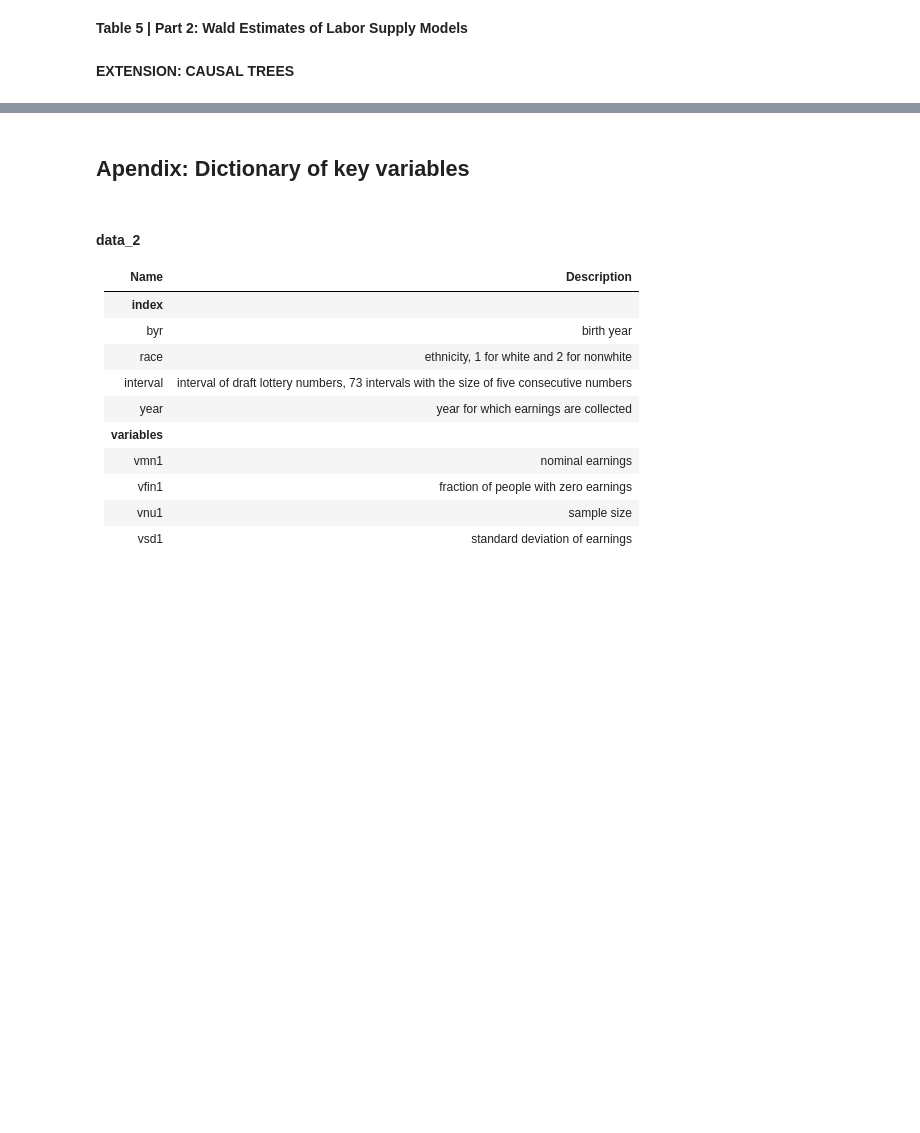
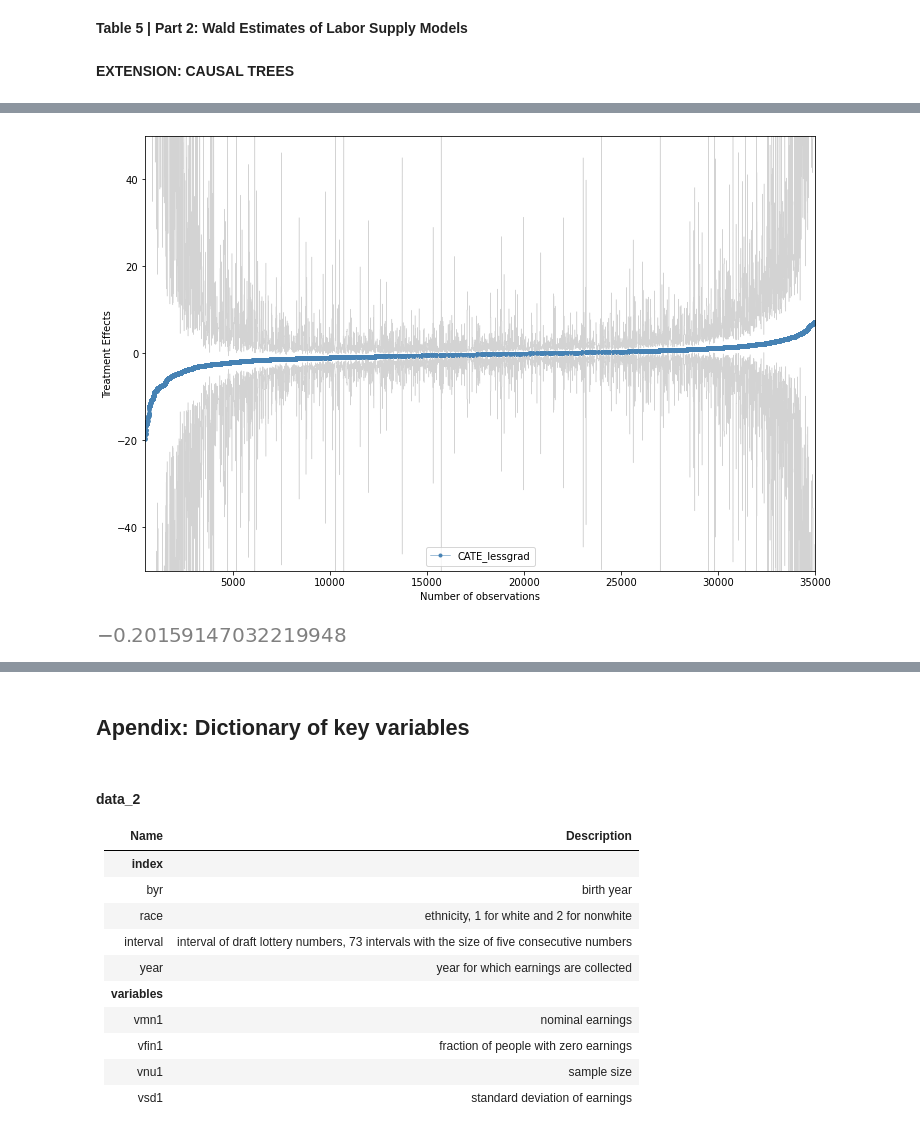
Before and after one commit to carolinalvarez/angrist-and-evans-1998-python, a Jupyter notebook: Angrist_and_Evans_1998.ipynb, the cells around one changed output, grey strips where cells are left out. Drawn from its saved outputs; the diff is of its cells as text; code cells hidden in the pictures; blank space fills up the shorter version.

```diff
--- a/Angrist_and_Evans_1998.ipynb
+++ b/Angrist_and_Evans_1998.ipynb
@@ -674,2 +762,23 @@ df_te_01 = pd.DataFrame(te_01)
+# %%
+# set plot size
+fig, ax = plt.subplots(figsize=(12, 8))
+
+# plot treatment effects for peripheral neighbourhoods
+ax.plot(df_te_01['cate'],
+        marker='.', linestyle='-', linewidth=0.5, label='CATE_lessgrad', color='steelblue')
+# uncomment for confidence intervals for peripheral neighbourhoods
+ax.plot(df_te_01['lb'],linewidth=0.5, color='lightgrey')
+ax.plot(df_te_01['ub'],linewidth=0.5, color='lightgrey')
+# label axes and create legend
+ax.set_ylabel('Treatment Effects')
+ax.set_xlabel('Number of observations')
+ax.legend()
+plt.xlim([500, 35000])
+plt.ylim([-50,50])
+plt.show()
+# %% [output]
+[figure, added]
 # %%
-df_te_01["cate"].mean()
+df_te_01["cate"].median()
+# %% [output]
+[figure, added]
```
Also changed, not shown: parts of 66 cells of this notebook, 1 other file.
